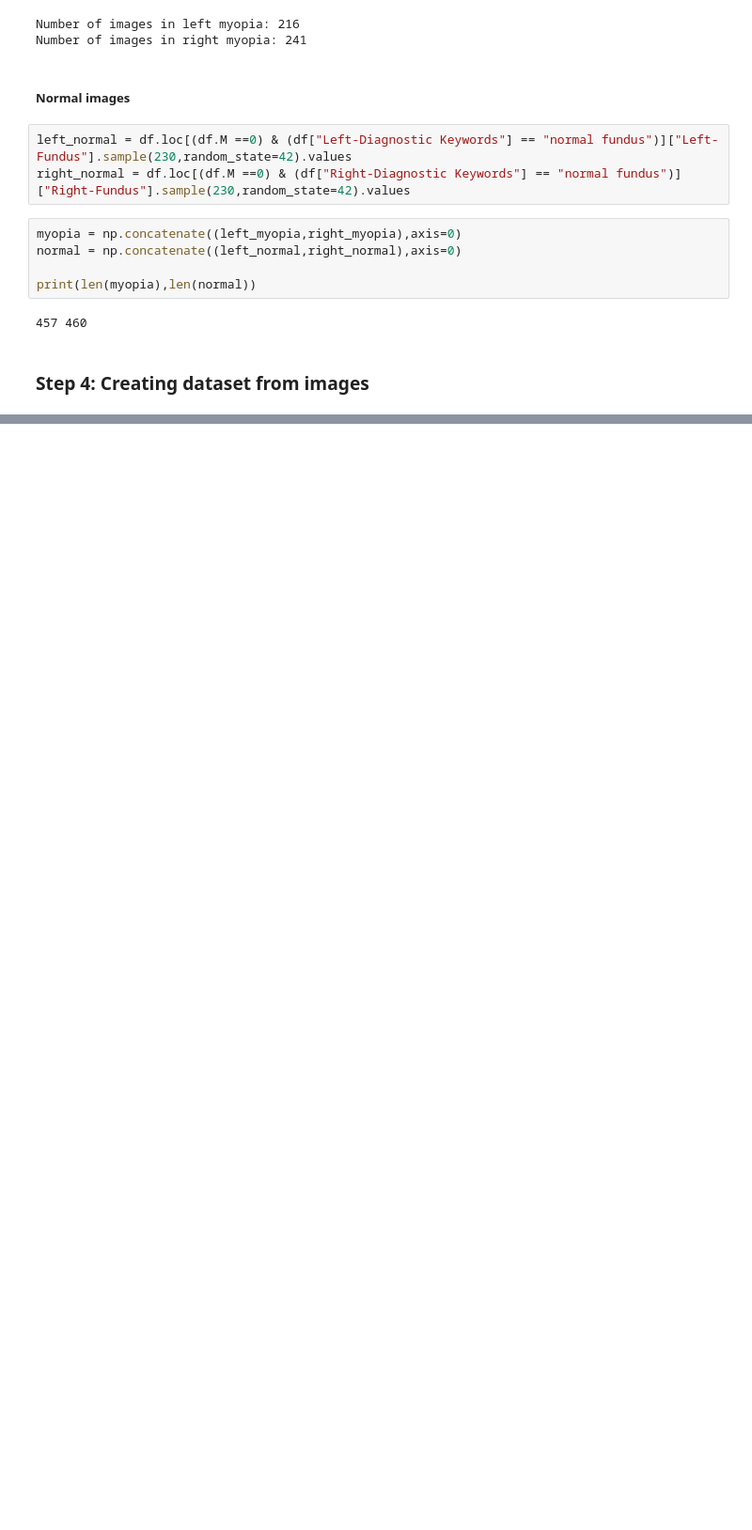
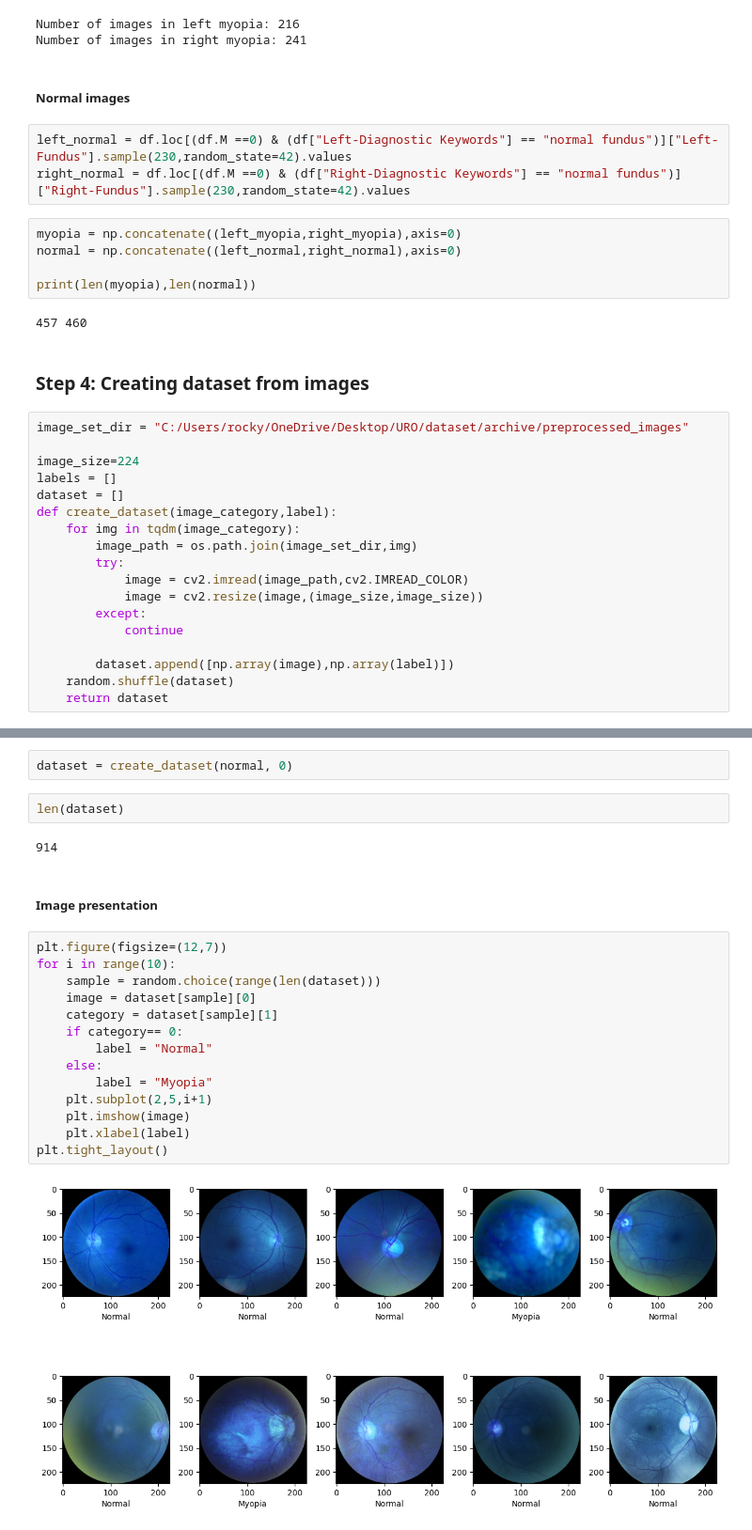
Before and after one commit to Rz02/Myopia_Prediction, a Jupyter notebook: train_model.ipynb, the cells around one changed output, grey strips where cells are left out. Shown at 94% size. Saved outputs shown, nothing was run; the diff lists cells and outputs as text; blank space fills up the shorter version.

```diff
--- a/train_model.ipynb
+++ b/train_model.ipynb
@@ -73,3 +72,21 @@ print(len(myopia),len(normal))
 457 460
 # %% [markdown]
 ### Step 4: Creating dataset from images
+# %%
+image_set_dir = "C:/Users/rocky/OneDrive/Desktop/URO/dataset/archive/preprocessed_images"
+
+image_size=224
+labels = []
+dataset = []
+def create_dataset(image_category,label):
+    for img in tqdm(image_category):
+        image_path = os.path.join(image_set_dir,img)
+        try:
+            image = cv2.imread(image_path,cv2.IMREAD_COLOR)
+            image = cv2.resize(image,(image_size,image_size))
+        except:
+            continue
+
+        dataset.append([np.array(image),np.array(label)])
+    random.shuffle(dataset)
+    return dataset
@@ -75,0 +99,24 @@ print(len(myopia),len(normal))
+# %%
+dataset = create_dataset(normal, 0)
+# %%
+len(dataset)
+# %% [output]
+914
+# %% [markdown]
+##### Image presentation
+# %%
+plt.figure(figsize=(12,7))
+for i in range(10):
+    sample = random.choice(range(len(dataset)))
+    image = dataset[sample][0]
+    category = dataset[sample][1]
+    if category== 0:
+        label = "Normal"
+    else:
+        label = "Myopia"
+    plt.subplot(2,5,i+1)
+    plt.imshow(image)
+    plt.xlabel(label)
+plt.tight_layout()
+# %% [output]
+[figure, added]
```
Also changed, not shown: parts of 20 cells of this notebook, 1 other file.
